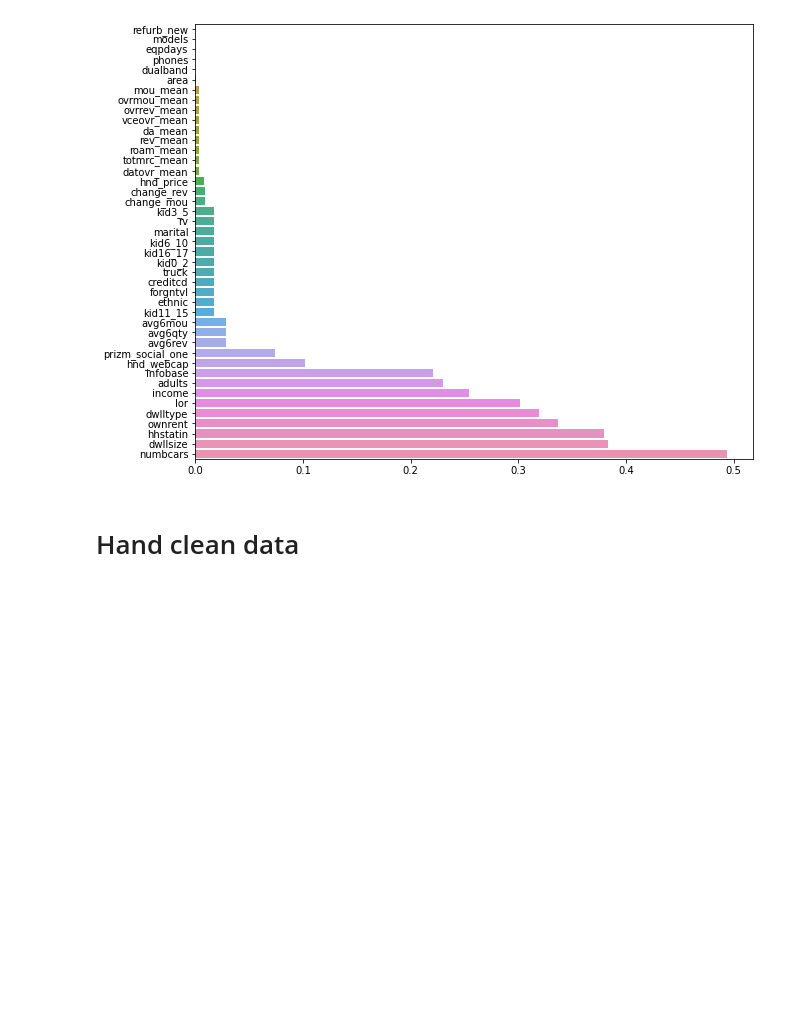
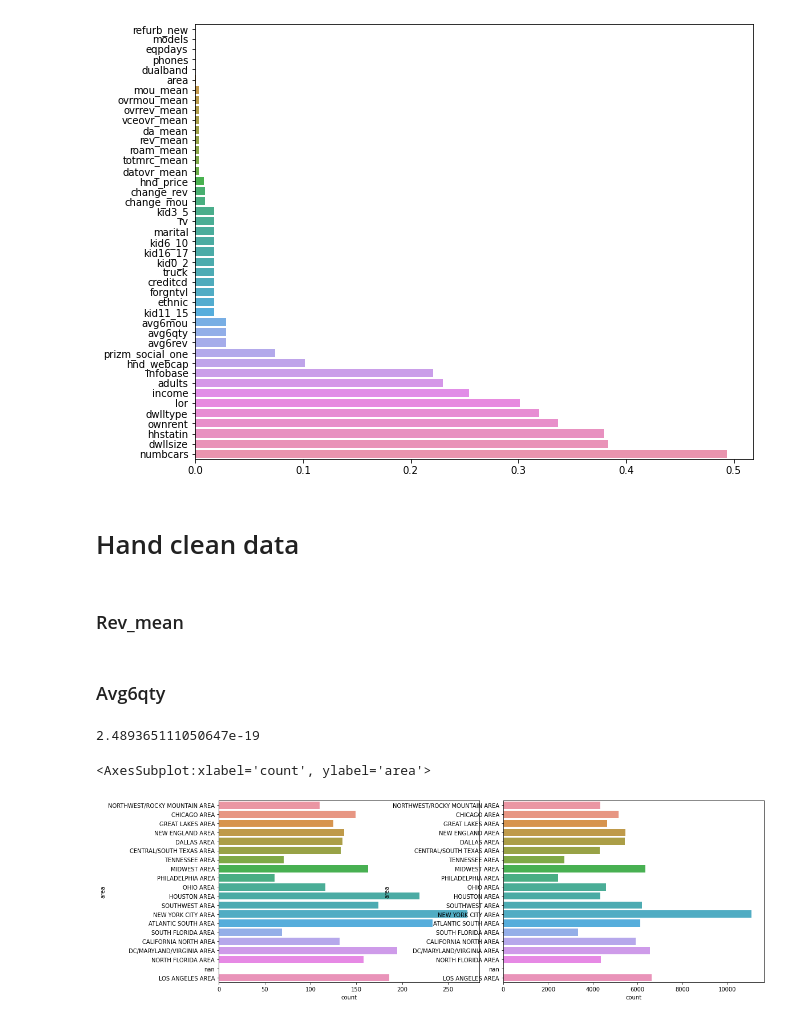
Before and after one commit to Jeff-ChenFan-Wang/TelecomChurnAnalysis, a Jupyter notebook: Telecom Churn Analysis.ipynb, the cells around one changed output. Saved outputs shown, nothing was run; the diff lists cells and outputs as text; code cells hidden in the pictures; blank space fills up the shorter version.

```diff
--- a/Telecom Churn Analysis.ipynb
+++ b/Telecom Churn Analysis.ipynb
@@ -494,3 +443,7 @@ sns.barplot(x=mia_perc,y=mia_perc.index)
 [figure]
 # %% [markdown]
 # Hand clean data
+# %% [markdown]
+### Rev_mean
+# %% [markdown]
+### Avg6qty
@@ -496,0 +452,25 @@ sns.barplot(x=mia_perc,y=mia_perc.index)
+# %%
+chi2_contingency(
+    np.vstack([
+        raw_data[raw_data.avg6qty.isna()].area.value_counts().sort_index(),
+        raw_data.area.value_counts().sort_index()
+    ])
+)[1]
+# %% [output]
+2.489365111050647e-19
+# %%
+fig,ax = plt.subplots(1,2,figsize=(14,5))
+plt.tight_layout()
+sns.countplot(
+    y=raw_data[raw_data['avg6qty'].isna()]['area'],
+    order=raw_data['area'].unique(),
+    ax=ax[0]
+)
+sns.countplot(
+    y=raw_data['area'],
+    order=raw_data['area'].unique(),
+    ax=ax[1]
+)
+# %% [output]
+<AxesSubplot:xlabel='count', ylabel='area'>
+[figure, added]
```
Also changed, not shown: parts of 55 cells of this notebook.
